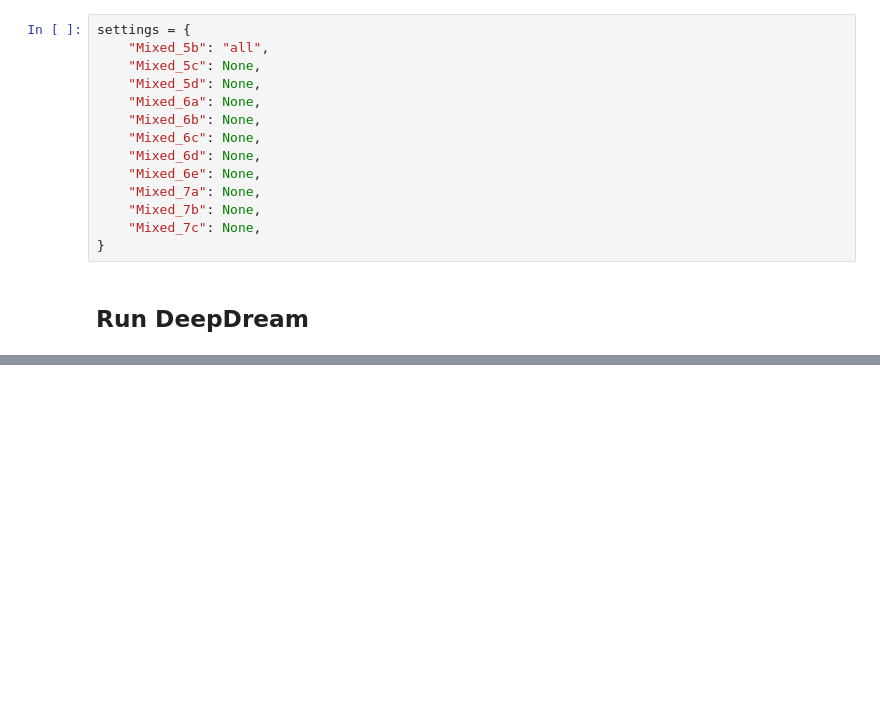
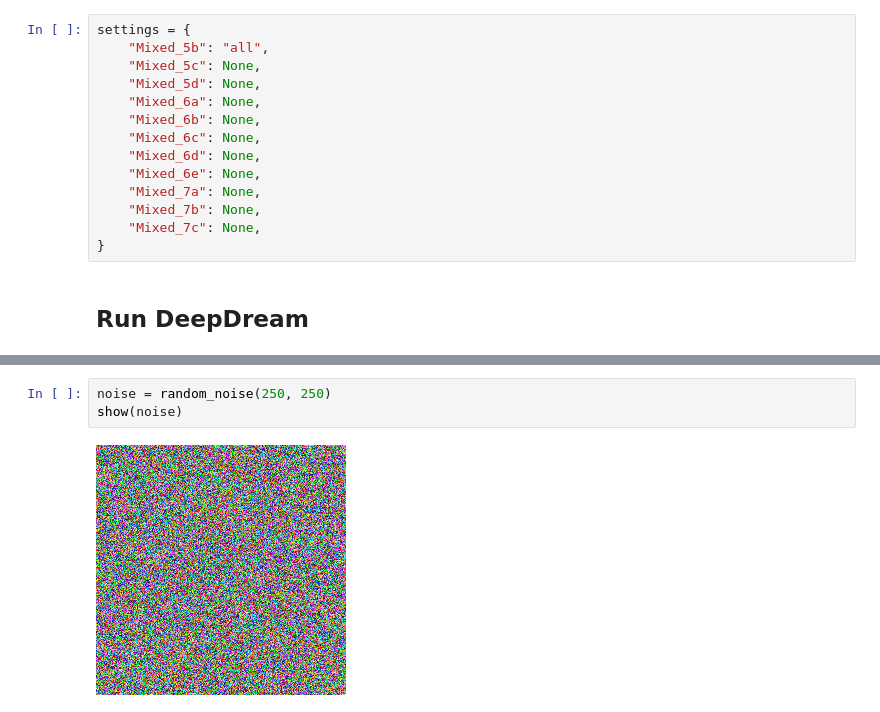
Before and after one commit to augustwester/deepdream, a Jupyter notebook: example.ipynb, the cells around one changed output, grey strips where cells are left out. Drawn from its saved outputs; the diff is of its cells as text; blank space fills up the shorter version.

```diff
--- a/example.ipynb
+++ b/example.ipynb
@@ -34,2 +33,7 @@ img_dream.save("images/dream.png")
 # %% [output]
 [figure]
+# %%
+noise = random_noise(250, 250)
+show(noise)
+# %% [output]
+[figure, added]
```
Also changed, not shown: parts of 4 cells of this notebook, 4 other files.
